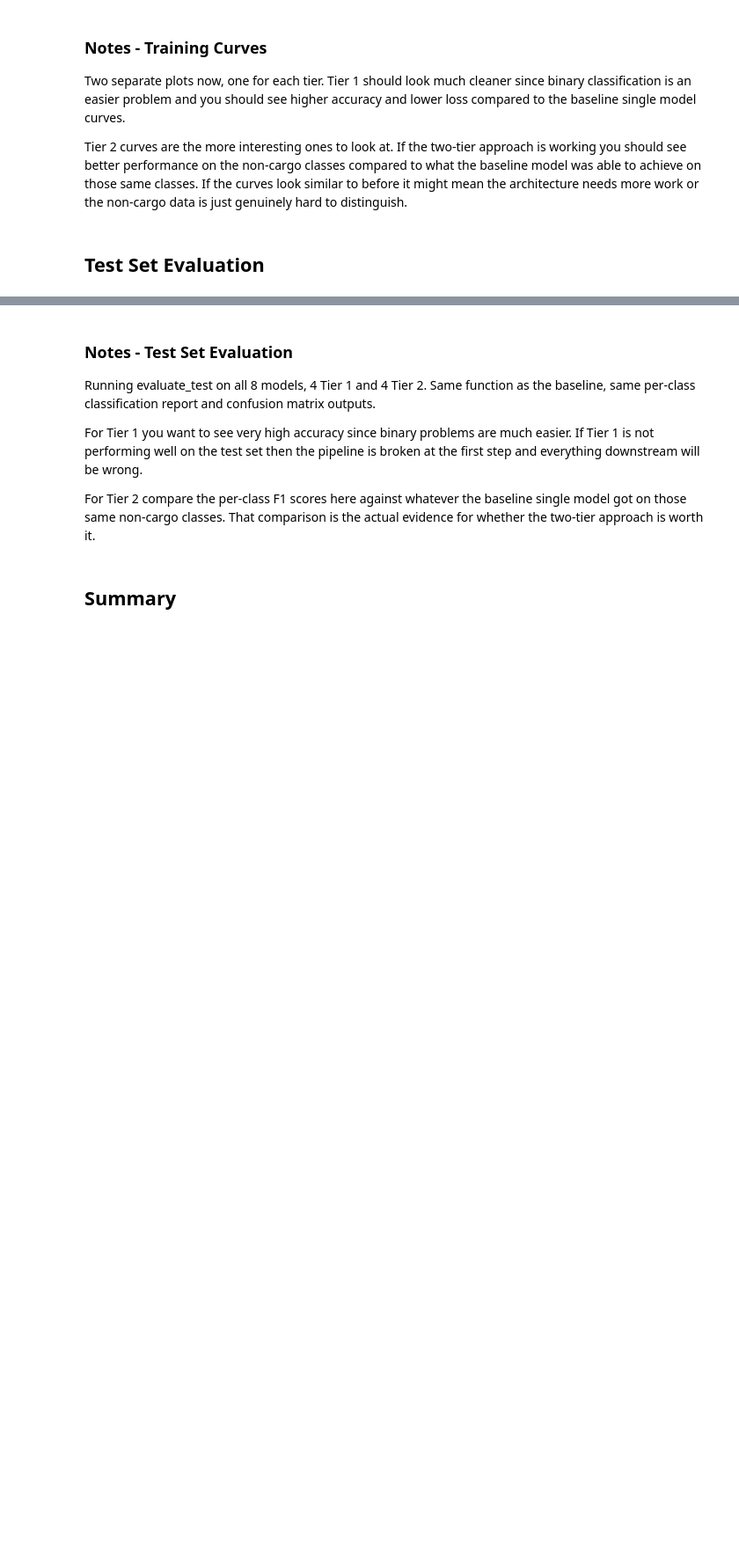
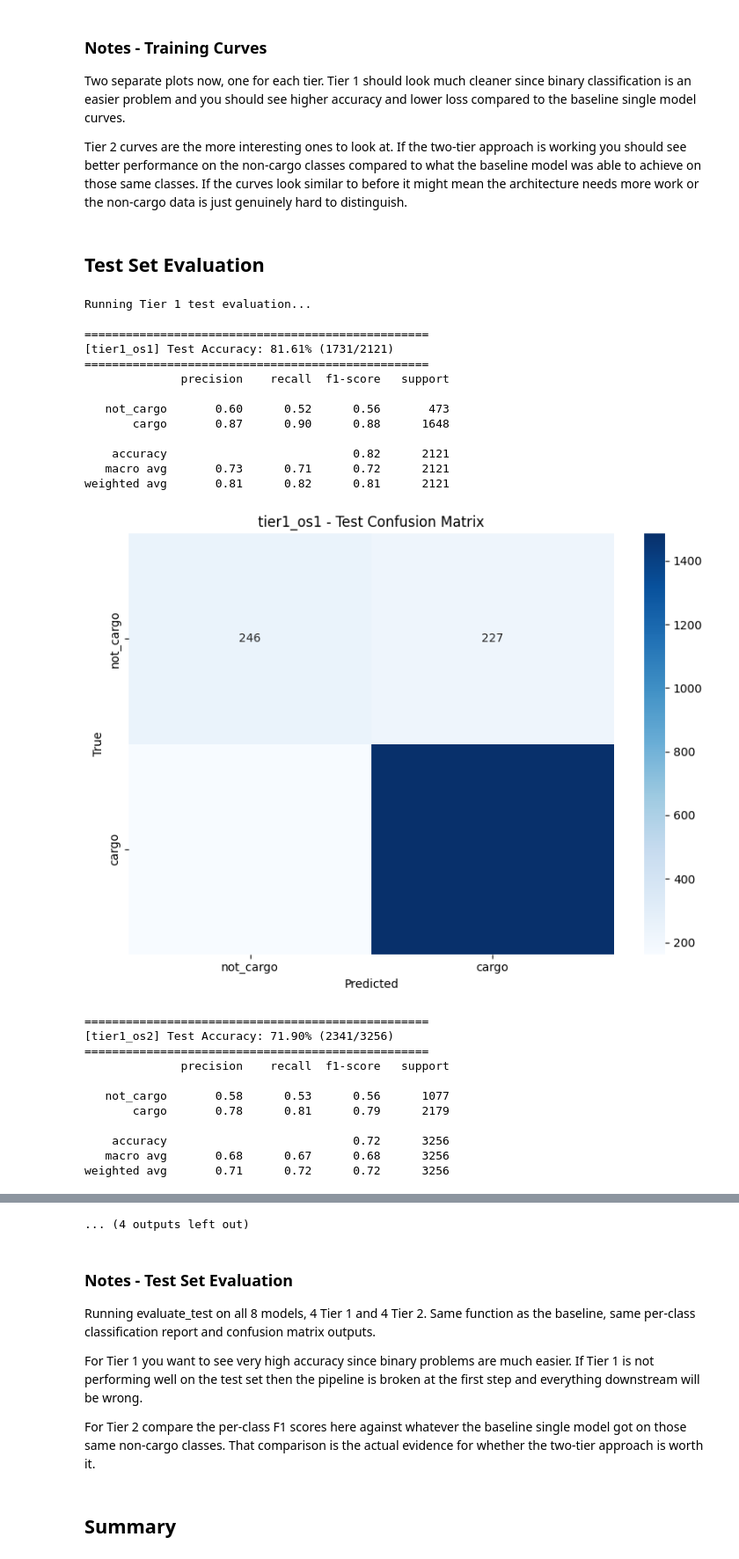
Before and after one commit to gknapp101/ds6050_final_project, a Jupyter notebook: src/2TierClassifier.ipynb, the cells around one changed output, grey strips where cells are left out. Shown at 88% size. Saved outputs shown, nothing was run; the diff lists cells and outputs as text; code cells hidden in the pictures; blank space fills up the shorter version.

Commit message:
results from tier 2 run

```diff
--- a/src/2TierClassifier.ipynb
+++ b/src/2TierClassifier.ipynb
@@ -316,9 +377,9 @@ class SARDataset(Dataset):
     def __getitem__(self, idx):
         row = self.df.iloc[idx]
         try:
-            image = Image.open(row['local_path']).convert('L')
+            image = Image.open(row['path']).convert('L')
         except (FileNotFoundError, OSError) as e:
-            raise RuntimeError(f'Could not load image at index {idx}: {row["local_path"]}') from e
+            raise RuntimeError(f'Could not load image at index {idx}: {row["path"]}') from e
         if self.transform:
             image = self.transform(image)
         return image, torch.tensor(row[self.label_col], dtype=torch.long)
@@ -363,7 +427,7 @@ def make_splits(df, label_col, trainval_idx, test_idx, random_seed=RANDOM_SEED):
         stratify_col = labels
 
     train_idx, val_idx = train_test_split(
-        trainval_idx, test_size=0.125,
+        trainval_idx, test_size=0.10,
         stratify=stratify_col[trainval_idx], random_state=random_seed
     )
 
@@ -663,7 +829,7 @@ Tier 2 curves are the more interesting ones to look at. If the two-tier approach
 # %% [markdown]
 ## Test Set Evaluation
 # %%
-def evaluate_test(model, run_name, test_loader, class_names, save_dir=MODELS_DIR):
+def evaluate_test(model, run_name, test_loader, class_names): # save_dir=MODELS_DIR
     model.eval()
     all_preds, all_labels = [], []
 
@@ -680,39 +846,65 @@ def evaluate_test(model, run_name, test_loader, class_names, save_dir=MODELS_DIR
     acc = 100.0 * (all_preds == all_labels).sum() / len(all_labels)
 
     print(f"\n{'='*50}")
     print(f'[{run_name}] Test Accuracy: {acc:.2f}% ({(all_preds == all_labels).sum()}/{len(all_labels)})')
     print(f"{'='*50}")
     print(classification_report(all_labels, all_preds, target_names=class_names, zero_division=0))
 
     cm = confusion_matrix(all_labels, all_preds)
     fig, ax = plt.subplots(figsize=(8, 6))
     sns.heatmap(cm, annot=True, fmt='d', cmap='Blues',
                 xticklabels=class_names, yticklabels=class_names, ax=ax)
     ax.set_title(f'{run_name} - Test Confusion Matrix')
     ax.set_xlabel('Predicted'); ax.set_ylabel('True')
     plt.tight_layout()
-    cm_path = os.path.join(save_dir, f'{run_name}_confusion_matrix.png')
-    plt.savefig(cm_path, dpi=150)
+    #cm_path = os.path.join(save_dir, f'{run_name}_confusion_matrix.png')
+    #plt.savefig(cm_path, dpi=150)
     plt.show()
 
-    wandb.init(project=WANDB_PROJECT, entity=WANDB_ENTITY,
-               name=f'{run_name}_test', reinit=True)
-    wandb.log({'test_accuracy': acc,
-               'test_confusion_matrix': wandb.plot.confusion_matrix(
-                   probs=None, y_true=all_labels.tolist(),
-                   preds=all_preds.tolist(), class_names=class_names)})
-    wandb.finish()
+   #wandb.init(project=WANDB_PROJECT, entity=WANDB_ENTITY,
+   #           name=f'{run_name}_test', reinit=True)
+   #wandb.log({'test_accuracy': acc,
+   #           'test_confusion_matrix': wandb.plot.confusion_matrix(
+   #               probs=None, y_true=all_labels.tolist(),
+   #               preds=all_preds.tolist(), class_names=class_names)})
+   #wandb.finish()
     return {'accuracy': acc, 'preds': all_preds, 'labels': all_labels}
 
 
 # Evaluate all Tier 1 models
 print('Running Tier 1 test evaluation...')
 t1_results = {}
 for name, d in tier1_domains.items():
     t1_results[name] = evaluate_test(d['trained_model'], f'tier1_{name}', d['test_loader'], TIER1_CLASS_NAMES)
 
 # Evaluate all Tier 2 models
 print('\nRunning Tier 2 test evaluation...')
 t2_results = {}
 for name, d in tier2_domains.items():
     t2_results[name] = evaluate_test(d['trained_model'], f'tier2_{name}', d['test_loader'], TIER2_CLASS_NAMES)
+# %% [output]
+Running Tier 1 test evaluation...
+
+==================================================
+[tier1_os1] Test Accuracy: 81.61% (1731/2121)
+==================================================
+              precision    recall  f1-score   support
+
+   not_cargo       0.60      0.52      0.56       473
+       cargo       0.87      0.90      0.88      1648
+
+    accuracy                           0.82      2121
+   macro avg       0.73      0.71      0.72      2121
+weighted avg       0.81      0.82      0.81      2121
+[figure, added]
+==================================================
+[tier1_os2] Test Accuracy: 71.90% (2341/3256)
+==================================================
+              precision    recall  f1-score   support
+
+   not_cargo       0.58      0.53      0.56      1077
+       cargo       0.78      0.81      0.79      2179
+
+    accuracy                           0.72      3256
+   macro avg       0.68      0.67      0.68      3256
+weighted avg       0.71      0.72      0.72      3256
@@ -719,3 +966,4 @@ for name, d in tier2_domains.items():
+... (4 outputs left out)
 # %% [markdown]
 ### Notes - Test Set Evaluation
 
```
Also changed, not shown: parts of 17 cells of this notebook, 11 other files.
